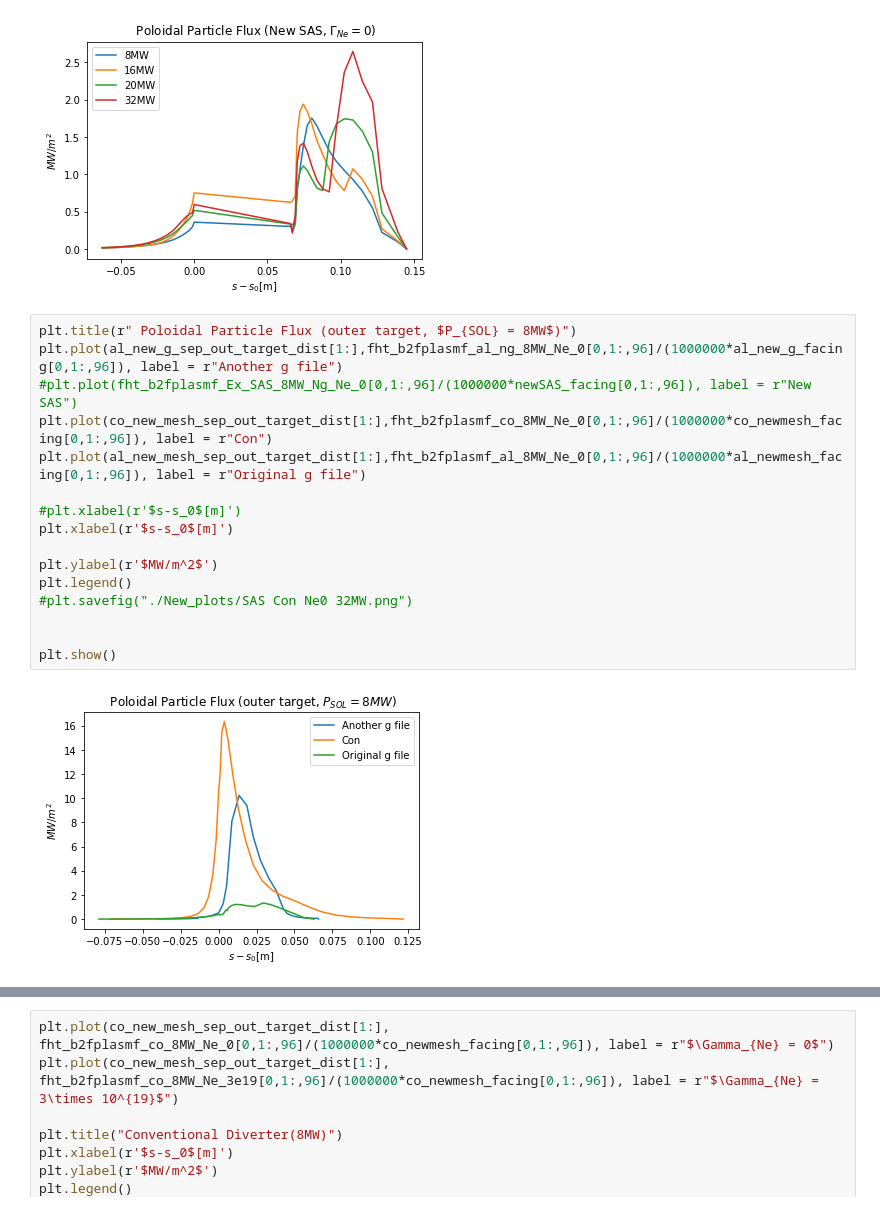
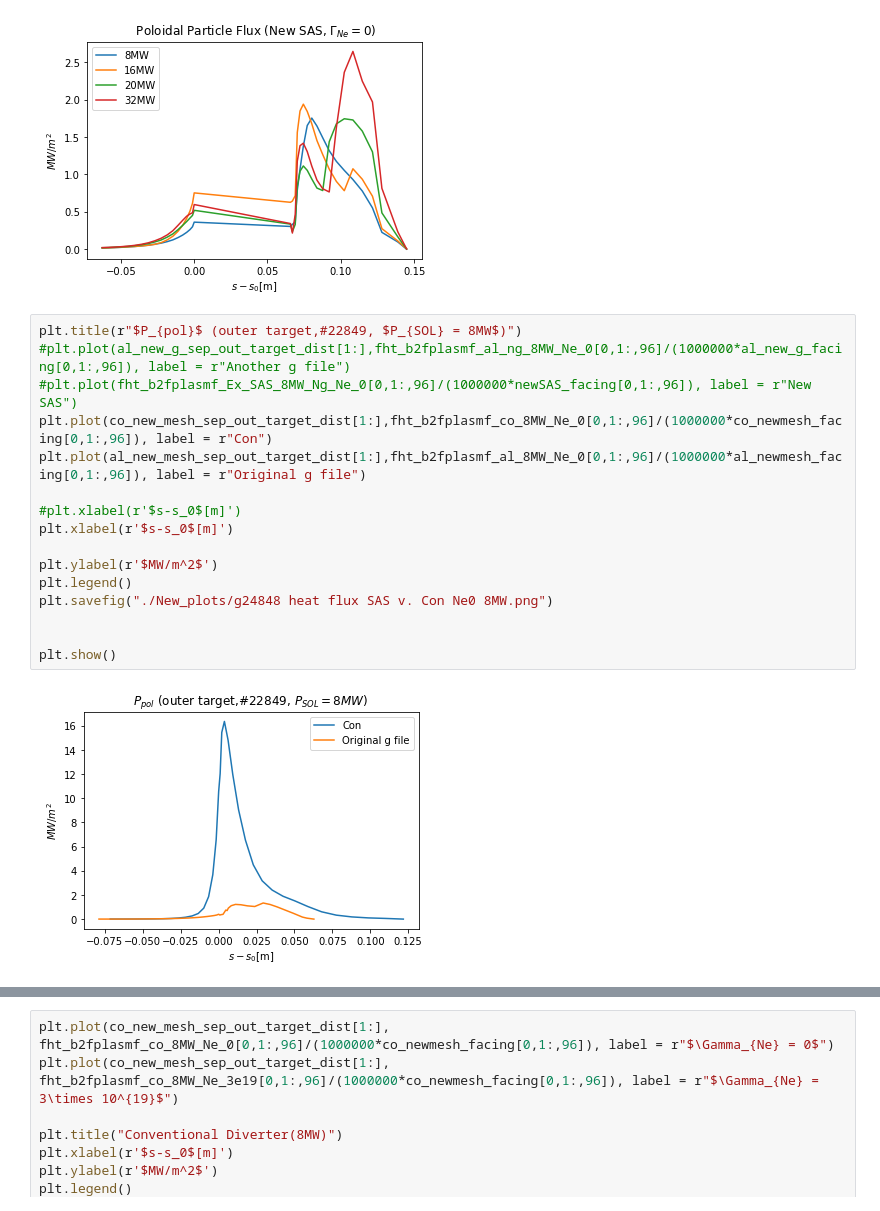
Before and after one commit to ChanYeongL/SOLPS-ITER_analysis, a Jupyter notebook: #new_analysis.ipynb, the cells around one changed output, grey strips where cells are left out. Cells and saved outputs as stored; diff of their text form.

```diff
--- a/#new_analysis.ipynb
+++ b/#new_analysis.ipynb
@@ -727,20 +721,20 @@ plt.show()
 # %% [output]
 [figure]
 # %%
-plt.title(r" Poloidal Particle Flux (outer target, $P_{SOL} = 8MW$)")
-plt.plot(al_new_g_sep_out_target_dist[1:],fht_b2fplasmf_al_ng_8MW_Ne_0[0,1:,96]/(1000000*al_new_g_facing[0,1:,96]), label = r"Another g file")
+plt.title(r"$P_{pol}$ (outer target,#22849, $P_{SOL} = 8MW$)")
+#plt.plot(al_new_g_sep_out_target_dist[1:],fht_b2fplasmf_al_ng_8MW_Ne_0[0,1:,96]/(1000000*al_new_g_facing[0,1:,96]), label = r"Another g file")
 #plt.plot(fht_b2fplasmf_Ex_SAS_8MW_Ng_Ne_0[0,1:,96]/(1000000*newSAS_facing[0,1:,96]), label = r"New SAS")
 plt.plot(co_new_mesh_sep_out_target_dist[1:],fht_b2fplasmf_co_8MW_Ne_0[0,1:,96]/(1000000*co_newmesh_facing[0,1:,96]), label = r"Con")
 plt.plot(al_new_mesh_sep_out_target_dist[1:],fht_b2fplasmf_al_8MW_Ne_0[0,1:,96]/(1000000*al_newmesh_facing[0,1:,96]), label = r"Original g file")
 
 #plt.xlabel(r'$s-s_0$[m]')
 plt.xlabel(r'$s-s_0$[m]')
 
 plt.ylabel(r'$MW/m^2$')
 plt.legend()
-#plt.savefig("./New_plots/SAS Con Ne0 32MW.png")
+plt.savefig("./New_plots/g24848 heat flux SAS v. Con Ne0 8MW.png")
 
 
 plt.show()
 # %% [output]
-[figure, old version]
+[figure, new version]
```
Also changed, not shown: parts of 12 cells of this notebook, 5 other files.
